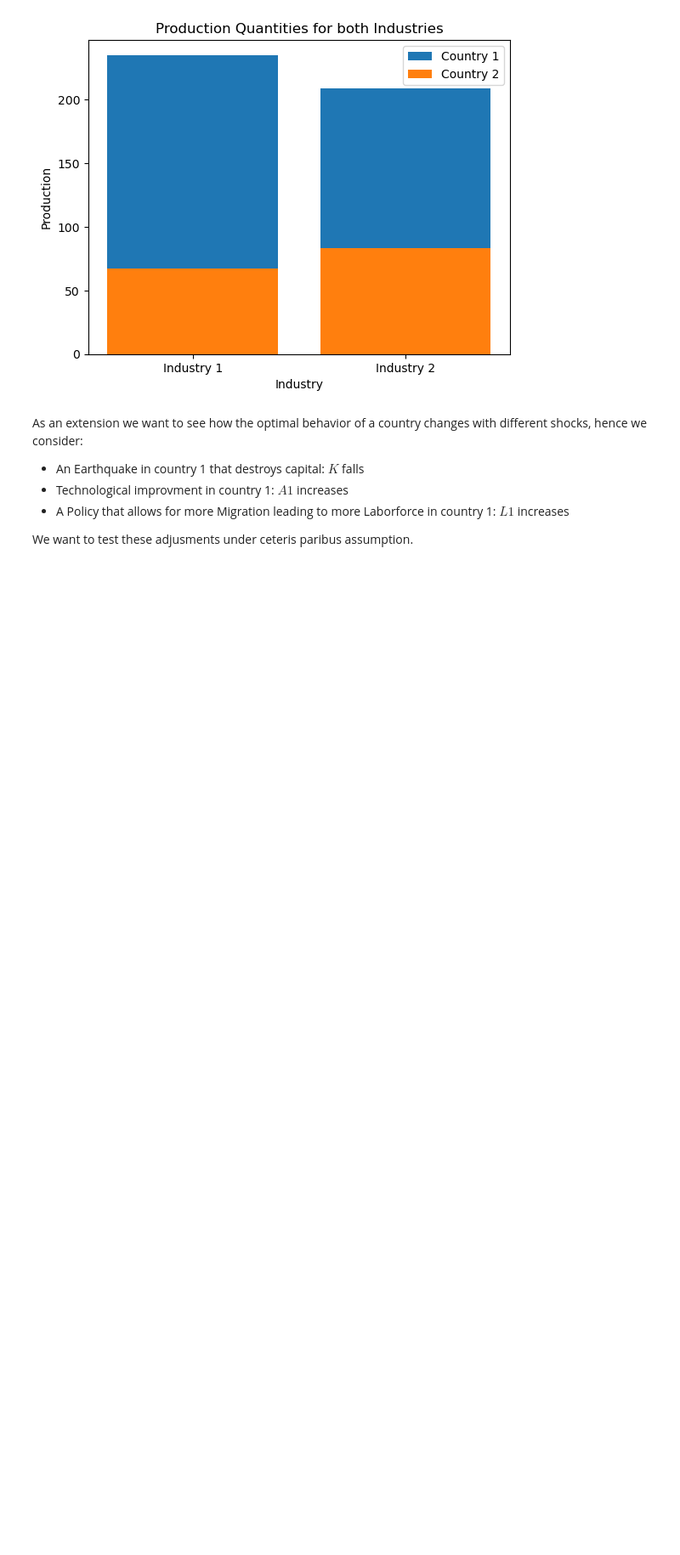
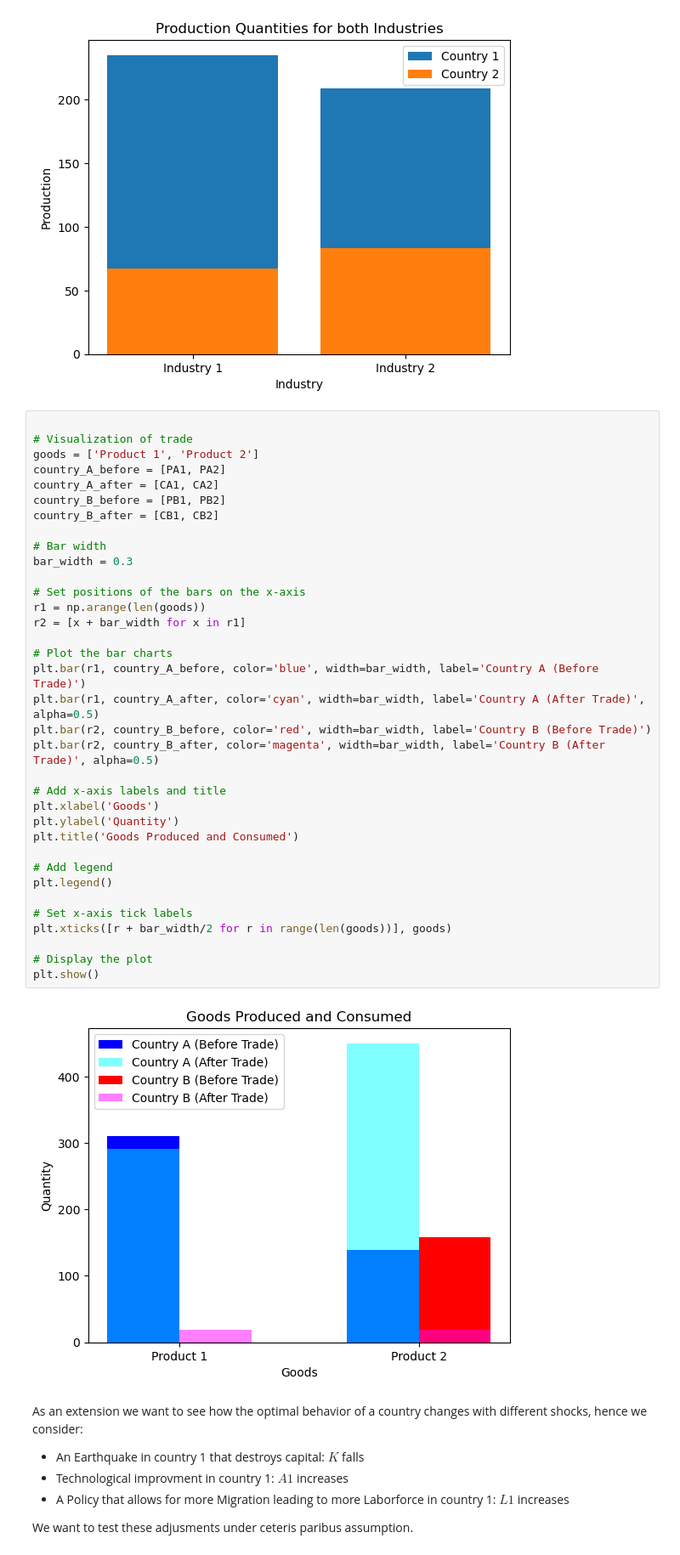
Before and after one commit to NumEconCopenhagen/projects-2023-newteam, a Jupyter notebook: modelproject/modelproject.ipynb, the cells around one changed output. Shown at 85% size. Cells and saved outputs as stored; diff of their text form; blank space fills up the shorter version.

```diff
--- a/modelproject/modelproject.ipynb
+++ b/modelproject/modelproject.ipynb
@@ -472,6 +469,43 @@ ax.legend()
 plt.show()
 # %% [output]
 [figure]
+# %%
+
+# Visualization of trade
+goods = ['Product 1', 'Product 2']
+country_A_before = [PA1, PA2]
+country_A_after = [CA1, CA2]
+country_B_before = [PB1, PB2]
+country_B_after = [CB1, CB2]
+
+# Bar width
+bar_width = 0.3
+
+# Set positions of the bars on the x-axis
+r1 = np.arange(len(goods))
+r2 = [x + bar_width for x in r1]
+
+# Plot the bar charts
+plt.bar(r1, country_A_before, color='blue', width=bar_width, label='Country A (Before Trade)')
+plt.bar(r1, country_A_after, color='cyan', width=bar_width, label='Country A (After Trade)', alpha=0.5)
+plt.bar(r2, country_B_before, color='red', width=bar_width, label='Country B (Before Trade)')
+plt.bar(r2, country_B_after, color='magenta', width=bar_width, label='Country B (After Trade)', alpha=0.5)
+
+# Add x-axis labels and title
+plt.xlabel('Goods')
+plt.ylabel('Quantity')
+plt.title('Goods Produced and Consumed')
+
+# Add legend
+plt.legend()
+
+# Set x-axis tick labels
+plt.xticks([r + bar_width/2 for r in range(len(goods))], goods)
+
+# Display the plot
+plt.show()
+# %% [output]
+[figure, added]
 # %% [markdown]
 As an extension we want to see how the optimal behavior of a country changes with different shocks, hence we consider:
 
```
Also changed, not shown: parts of 5 cells of this notebook, 1 other file.
